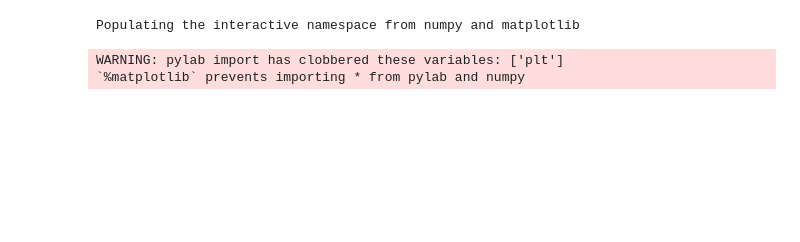
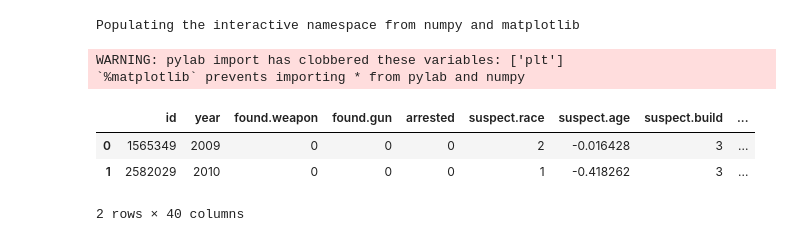
Before and after one commit to bilguun/Singapore_Dengue, a Jupyter notebook: Random Forest.ipynb, the cells around one changed output. Cells and saved outputs as stored; diff of their text form; code cells hidden in the pictures; blank space fills up the shorter version.

```diff
--- a/Random Forest.ipynb
+++ b/Random Forest.ipynb
@@ -19,2 +31,17 @@ WARNING: pylab import has clobbered these variables: ['plt']
+# %%
+for col,dtyp in zip(data.columns,data.dtypes):
+    if (dtyp!='int64')&(dtyp!='float64'):
+        t = pd.Categorical(data[col])
+        data[col] = t.labels
+# %%
+X = data[data.columns.difference(['id','found.weapon','found.gun','arrested'])].as_matrix()
+Y = data['found.gun'].as_matrix()
+Y = np.where(Y==False,0,1)
+data.head(2)
+# %% [output]
+|  | id | year | found.weapon | found.gun | arrested | suspect.race | suspect.age | suspect.build | ... |
+| 0 | 1565349 | 2009 | 0 | 0 | 0 | 2 | -0.016428 | 3 | ... |
+| 1 | 2582029 | 2010 | 0 | 0 | 0 | 1 | -0.418262 | 3 | ... |
+2 rows × 40 columns
 # %%
 # http://scikit-learn.org/stable/auto_examples/plot_digits_pipe.html
```
Also changed, not shown: parts of 22 cells of this notebook, 1 other file.
